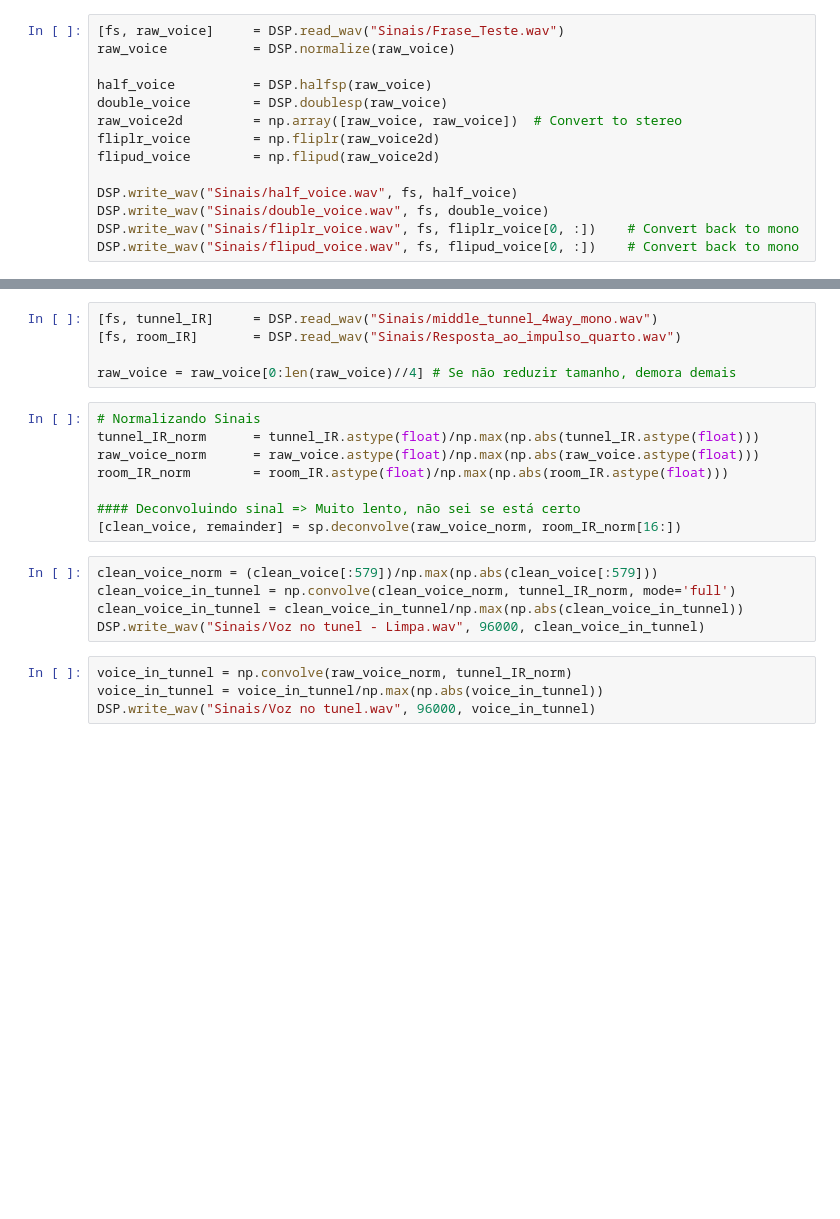
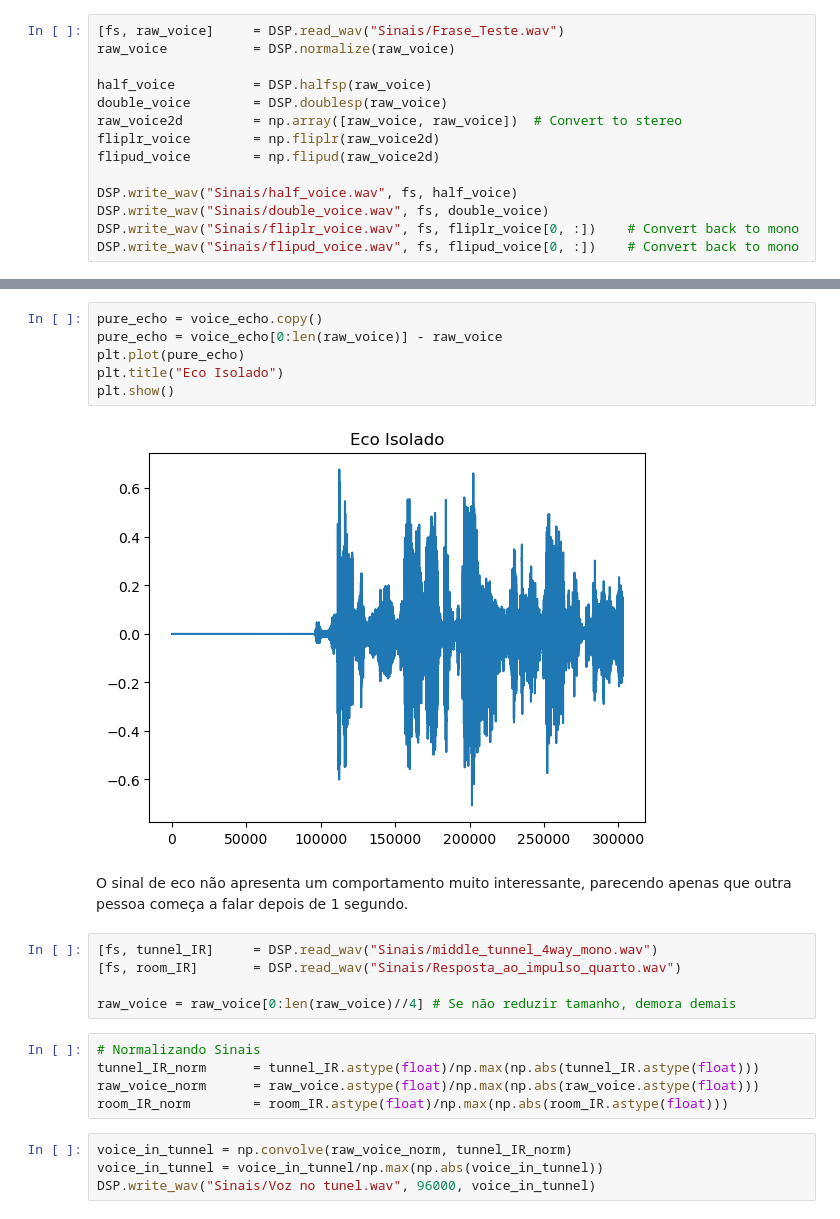
Before and after one commit to Emanuel600/Misc, a Jupyter notebook: DSP/Processamento_Audio.ipynb, the cells around one changed output, grey strips where cells are left out. Drawn from its saved outputs; the diff is of its cells as text; blank space fills up the shorter version.

```diff
--- a/DSP/Processamento_Audio.ipynb
+++ b/DSP/Processamento_Audio.ipynb
@@ -155,3 +182,13 @@ DSP.write_wav("Sinais/flipud_voice.wav", fs, flipud_voice[0, :])    # Convert ba
+# %%
+pure_echo = voice_echo.copy()
+pure_echo = voice_echo[0:len(raw_voice)] - raw_voice
+plt.plot(pure_echo)
+plt.title("Eco Isolado")
+plt.show()
+# %% [output]
+[figure, added]
+# %% [markdown]
+O sinal de eco não apresenta um comportamento muito interessante, parecendo apenas que outra pessoa começa a falar depois de 1 segundo.
 # %%
 [fs, tunnel_IR]     = DSP.read_wav("Sinais/middle_tunnel_4way_mono.wav")
 [fs, room_IR]       = DSP.read_wav("Sinais/Resposta_ao_impulso_quarto.wav")
@@ -162,14 +199,6 @@ raw_voice = raw_voice[0:len(raw_voice)//4] # Se não reduzir tamanho, demora dem
 tunnel_IR_norm      = tunnel_IR.astype(float)/np.max(np.abs(tunnel_IR.astype(float)))
 raw_voice_norm      = raw_voice.astype(float)/np.max(np.abs(raw_voice.astype(float)))
 room_IR_norm        = room_IR.astype(float)/np.max(np.abs(room_IR.astype(float)))
-
-#### Deconvoluindo sinal => Muito lento, não sei se está certo
-[clean_voice, remainder] = sp.deconvolve(raw_voice_norm, room_IR_norm[16:])
-# %%
-clean_voice_norm = (clean_voice[:579])/np.max(np.abs(clean_voice[:579]))
-clean_voice_in_tunnel = np.convolve(clean_voice_norm, tunnel_IR_norm, mode='full')
-clean_voice_in_tunnel = clean_voice_in_tunnel/np.max(np.abs(clean_voice_in_tunnel))
-DSP.write_wav("Sinais/Voz no tunel - Limpa.wav", 96000, clean_voice_in_tunnel)
 # %%
 voice_in_tunnel = np.convolve(raw_voice_norm, tunnel_IR_norm)
 voice_in_tunnel = voice_in_tunnel/np.max(np.abs(voice_in_tunnel))
```
Also changed, not shown: parts of 16 cells of this notebook, 1 other file.
